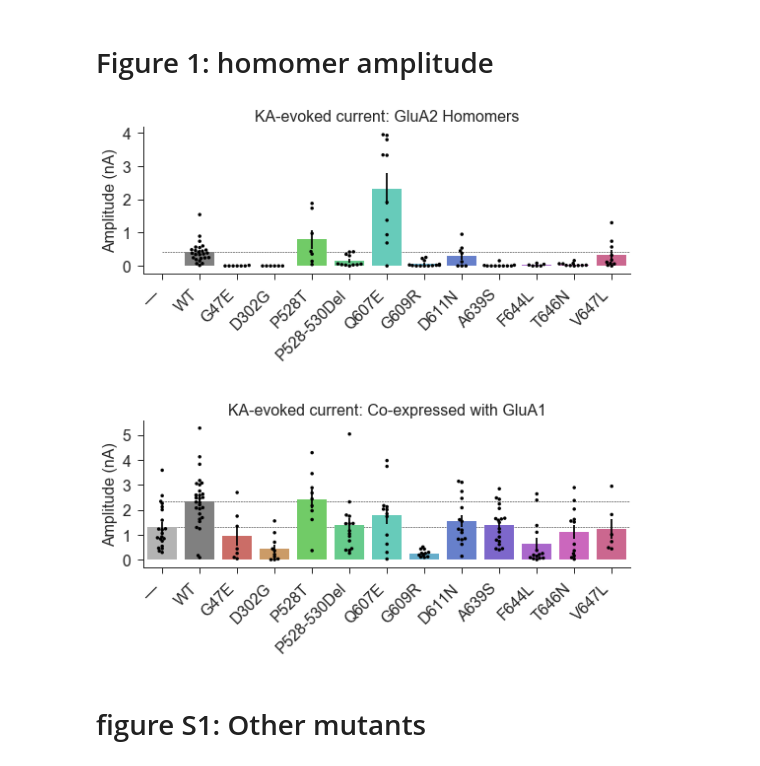
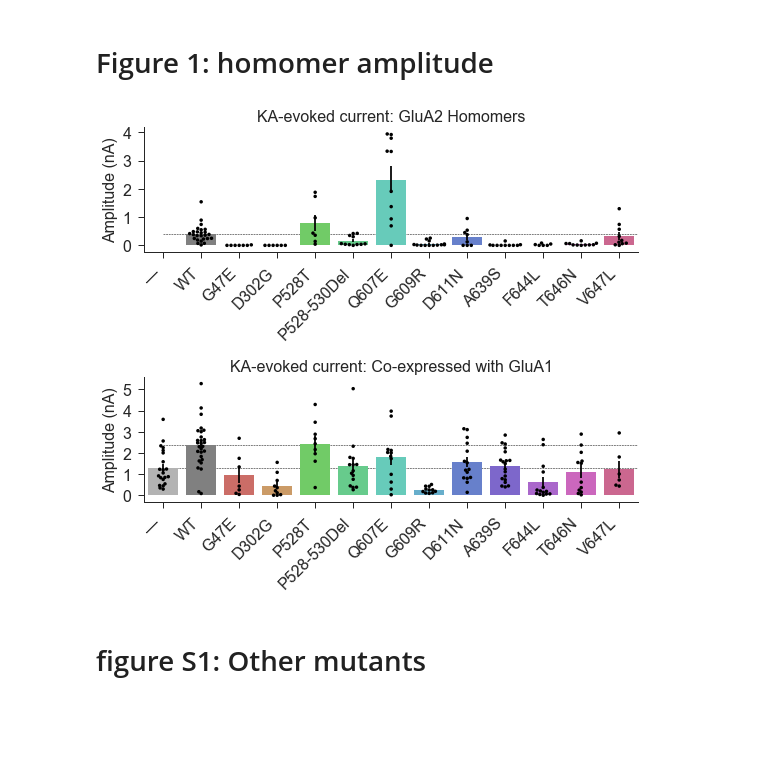
Before and after one commit to KullmannLab/AMPA_Synaptopathies, a Jupyter notebook: GluA2_graphs_March_Resub.ipynb, the cells around one changed output. Saved outputs shown, nothing was run; the diff lists cells and outputs as text; code cells hidden in the pictures; blank space fills up the shorter version.

```diff
--- a/GluA2_graphs_March_Resub.ipynb
+++ b/GluA2_graphs_March_Resub.ipynb
@@ -207,21 +207,21 @@ def barplot_swarmplot_format(df, x, y, title, ylabel='Amplitude (nA)', fontsize=
 # Figure 1: homomer amplitude
 # %%
 # make figure 1
-fig = plt.figure(figsize=(8,8))
+fig = plt.figure(figsize=(8,7))
 ax1 = plt.subplot(211)
 barplot_swarmplot_format(df=hom_amp_df, x='Mutant', y='KA Amplitude', title='KA-evoked current: GluA2 Homomers')
 
 ax2 = plt.subplot(212)
 barplot_swarmplot_format(df=het_amp_df, x='Mutant', y='KA Amplitude', title='KA-evoked current: Co-expressed with GluA1')
 
 plt.subplots_adjust(hspace=1)
 
 #plt.savefig('Amplitude_resub_March_Color.pdf', transparent=True)
 save_fig('Amplitude_resub_', fig)
 
 plt.show()
 # %% [output]
-[figure, old version]
+[figure, new version]
 # %% [markdown]
 # figure S1: Other mutants
 # %% [markdown]
```
Also changed, not shown: parts of 7 cells of this notebook.
